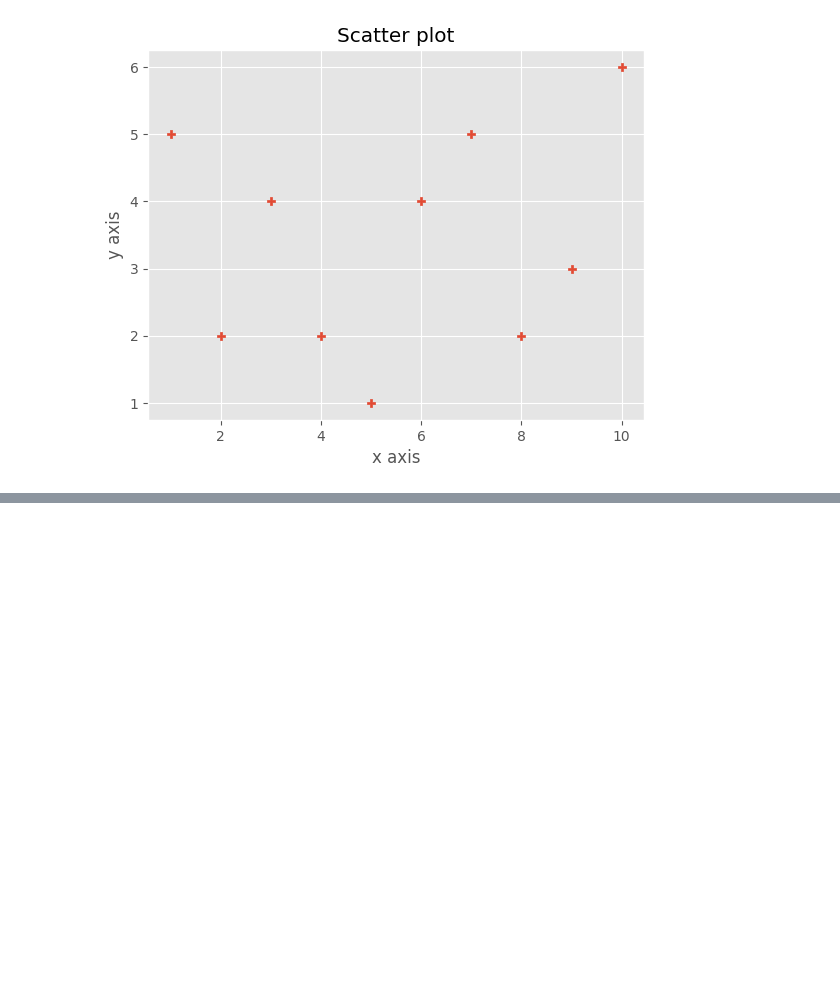
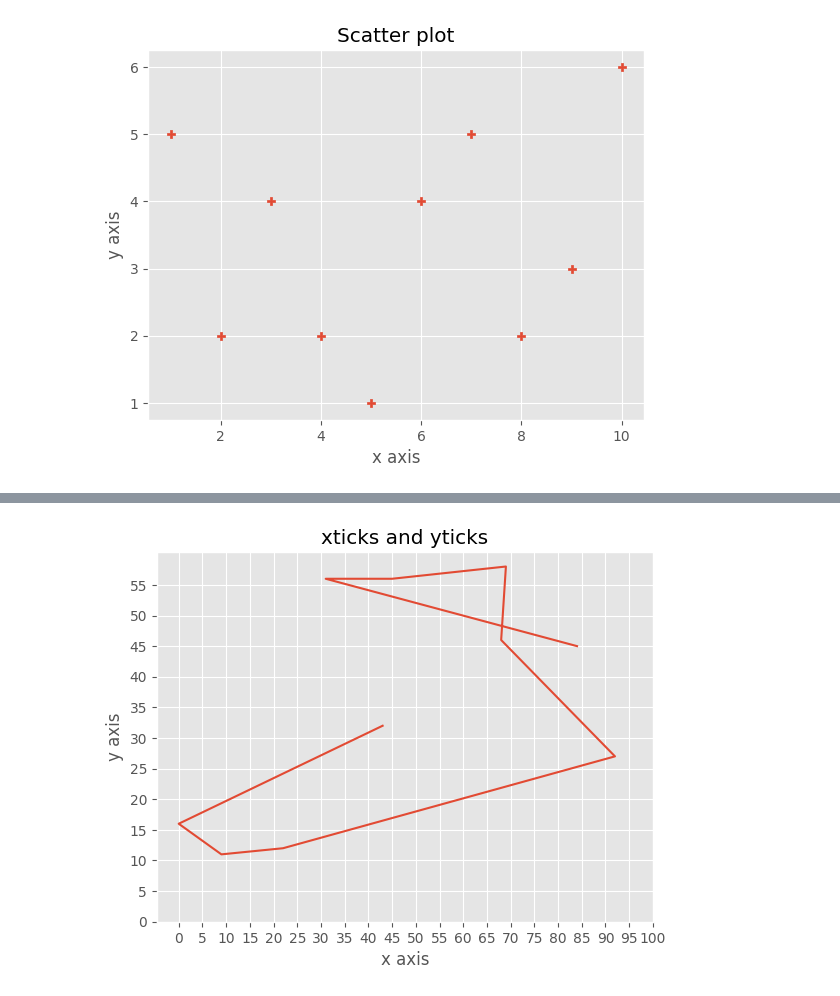
Before and after one commit to kasimlohar/Advance_Python, a Jupyter notebook: matplotlib.ipynb, the cells around one changed output, grey strips where cells are left out. Saved outputs shown, nothing was run; the diff lists cells and outputs as text; code cells hidden in the pictures; blank space fills up the shorter version.

```diff
--- a/matplotlib.ipynb
+++ b/matplotlib.ipynb
@@ -105,0 +132,14 @@ plt.show()
+# %%
+# xticks() and yticks()
+from numpy import random
+x = random.randint(100, size =(10))
+y = random.randint(60, size=(10))
+plt.plot(x, y)
+plt.xticks(np.arange(0, 105, 5))
+plt.yticks(np.arange(0, 60, 5))
+plt.title('xticks and yticks')
+plt.xlabel('x axis')
+plt.ylabel('y axis')
+plt.show()
+# %% [output]
+[figure, added]
```
Also changed, not shown: parts of 8 cells of this notebook.
